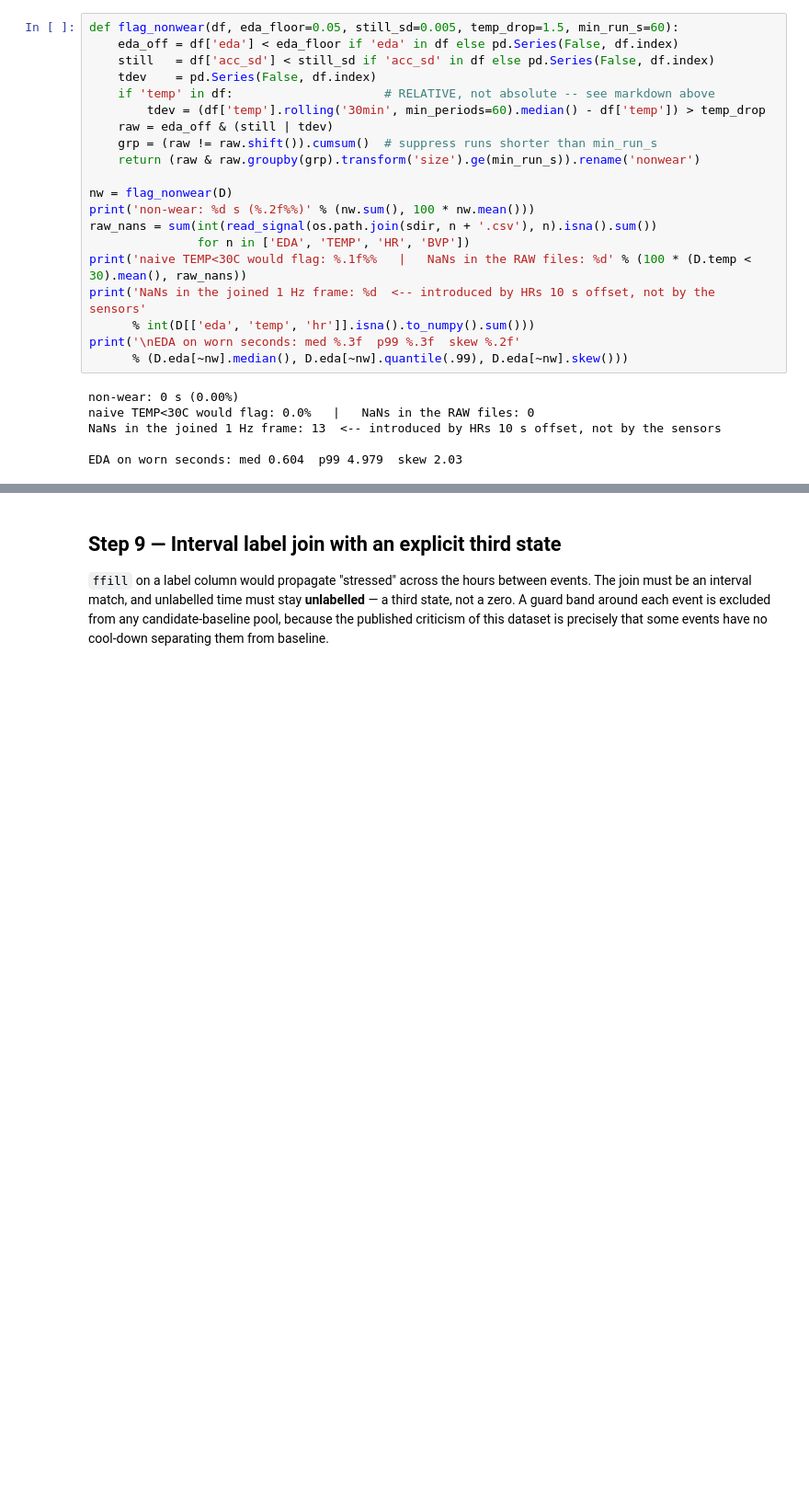
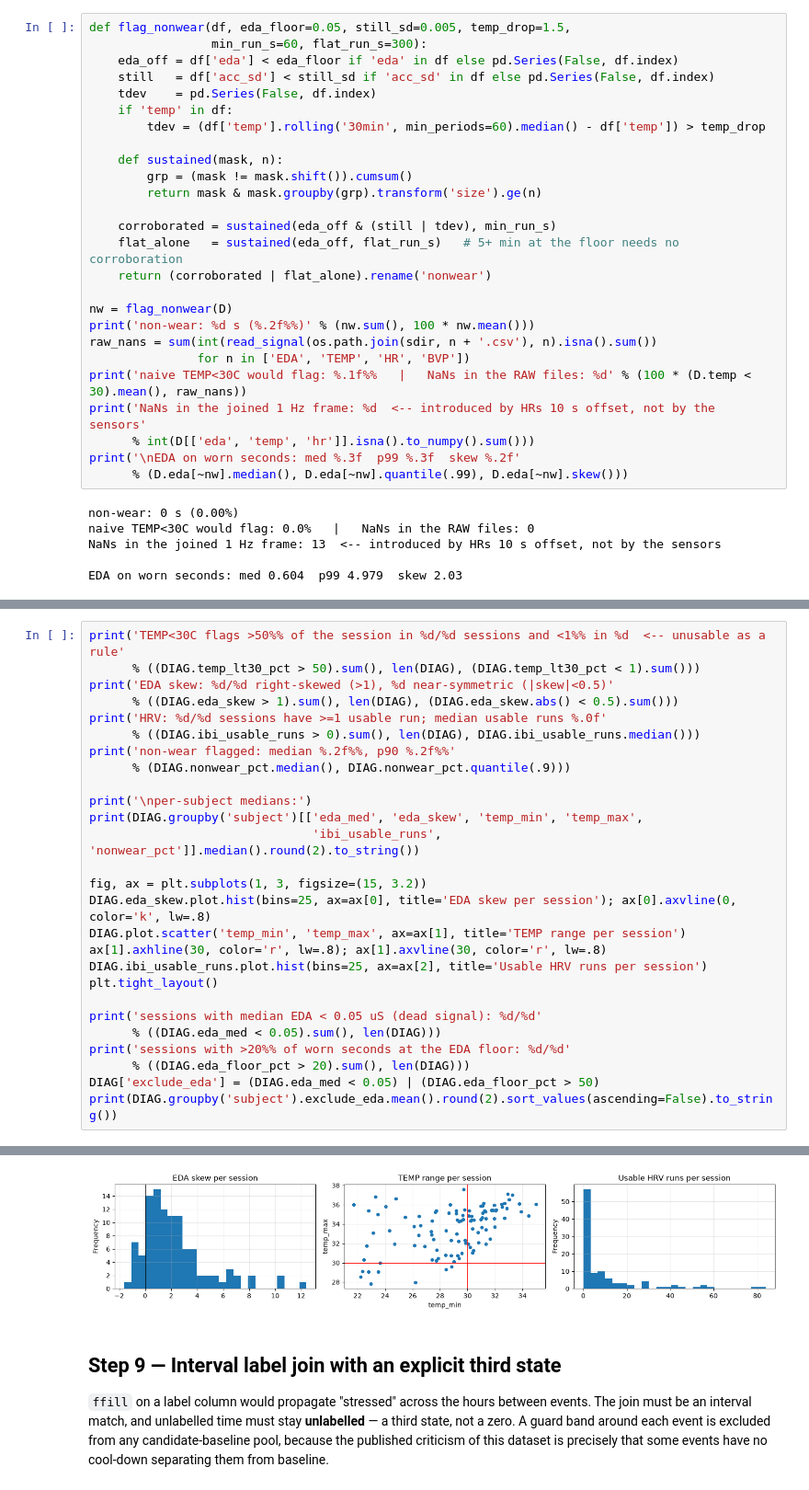
Before and after one commit to ElvisHan2022/nurse-stress-analysis, a Jupyter notebook: Eric/nurse_stress_exploration.ipynb, the cells around one changed output, grey strips where cells are left out. Shown at 92% size. Saved outputs shown, nothing was run; the diff lists cells and outputs as text; blank space fills up the shorter version.

```diff
--- a/Eric/nurse_stress_exploration.ipynb
+++ b/Eric/nurse_stress_exploration.ipynb
@@ -550,13 +582,19 @@ health that is false.
 # %%
-def flag_nonwear(df, eda_floor=0.05, still_sd=0.005, temp_drop=1.5, min_run_s=60):
+def flag_nonwear(df, eda_floor=0.05, still_sd=0.005, temp_drop=1.5,
+                 min_run_s=60, flat_run_s=300):
     eda_off = df['eda'] < eda_floor if 'eda' in df else pd.Series(False, df.index)
     still   = df['acc_sd'] < still_sd if 'acc_sd' in df else pd.Series(False, df.index)
     tdev    = pd.Series(False, df.index)
-    if 'temp' in df:                     # RELATIVE, not absolute -- see markdown above
+    if 'temp' in df:
         tdev = (df['temp'].rolling('30min', min_periods=60).median() - df['temp']) > temp_drop
-    raw = eda_off & (still | tdev)
-    grp = (raw != raw.shift()).cumsum()  # suppress runs shorter than min_run_s
-    return (raw & raw.groupby(grp).transform('size').ge(min_run_s)).rename('nonwear')
+
+    def sustained(mask, n):
+        grp = (mask != mask.shift()).cumsum()
+        return mask & mask.groupby(grp).transform('size').ge(n)
+
+    corroborated = sustained(eda_off & (still | tdev), min_run_s)
+    flat_alone   = sustained(eda_off, flat_run_s)   # 5+ min at the floor needs no corroboration
+    return (corroborated | flat_alone).rename('nonwear')
 
 nw = flag_nonwear(D)
 print('non-wear: %d s (%.2f%%)' % (nw.sum(), 100 * nw.mean()))
@@ -627,0 +733,28 @@ EG        4.62    810            3           54    0.875000
+# %%
+print('TEMP<30C flags >50%% of the session in %d/%d sessions and <1%% in %d  <-- unusable as a rule'
+      % ((DIAG.temp_lt30_pct > 50).sum(), len(DIAG), (DIAG.temp_lt30_pct < 1).sum()))
+print('EDA skew: %d/%d right-skewed (>1), %d near-symmetric (|skew|<0.5)'
+      % ((DIAG.eda_skew > 1).sum(), len(DIAG), (DIAG.eda_skew.abs() < 0.5).sum()))
+print('HRV: %d/%d sessions have >=1 usable run; median usable runs %.0f'
+      % ((DIAG.ibi_usable_runs > 0).sum(), len(DIAG), DIAG.ibi_usable_runs.median()))
+print('non-wear flagged: median %.2f%%, p90 %.2f%%'
+      % (DIAG.nonwear_pct.median(), DIAG.nonwear_pct.quantile(.9)))
+
+print('\nper-subject medians:')
+print(DIAG.groupby('subject')[['eda_med', 'eda_skew', 'temp_min', 'temp_max',
+                               'ibi_usable_runs', 'nonwear_pct']].median().round(2).to_string())
+
+fig, ax = plt.subplots(1, 3, figsize=(15, 3.2))
+DIAG.eda_skew.plot.hist(bins=25, ax=ax[0], title='EDA skew per session'); ax[0].axvline(0, color='k', lw=.8)
+DIAG.plot.scatter('temp_min', 'temp_max', ax=ax[1], title='TEMP range per session')
+ax[1].axhline(30, color='r', lw=.8); ax[1].axvline(30, color='r', lw=.8)
+DIAG.ibi_usable_runs.plot.hist(bins=25, ax=ax[2], title='Usable HRV runs per session')
+plt.tight_layout()
+
+print('sessions with median EDA < 0.05 uS (dead signal): %d/%d'
+      % ((DIAG.eda_med < 0.05).sum(), len(DIAG)))
+print('sessions with >20%% of worn seconds at the EDA floor: %d/%d'
+      % ((DIAG.eda_floor_pct > 20).sum(), len(DIAG)))
+DIAG['exclude_eda'] = (DIAG.eda_med < 0.05) | (DIAG.eda_floor_pct > 50)
+print(DIAG.groupby('subject').exclude_eda.mean().round(2).sort_values(ascending=False).to_string())
+# %% [output]
@@ -628,3 +778,4 @@ EG        4.62    810            3           54    0.875000
+[figure, added]
 # %% [markdown]
 ## Step 9 — Interval label join with an explicit third state
 
```
Also changed, not shown: parts of 19 cells of this notebook, 2 other files.
